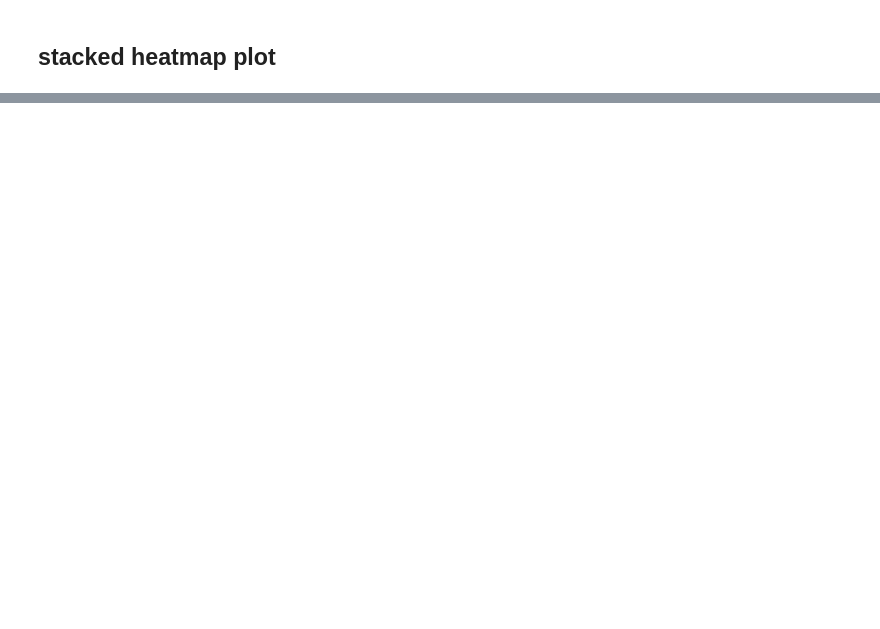
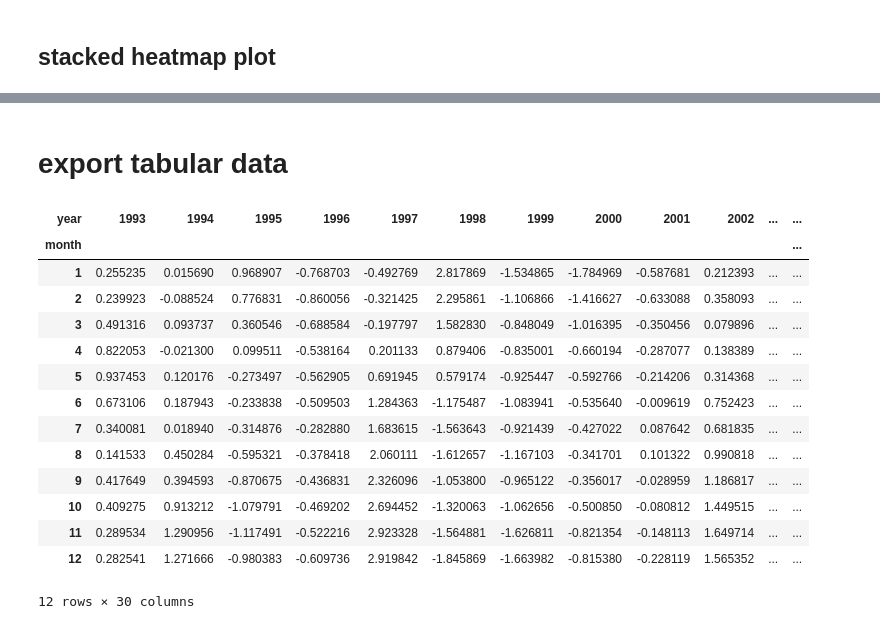
Before and after one commit to Thomas-Moore-Creative/BRAN-climatology-generator-demo, a Jupyter notebook: notebooks/heatmap_ENSO_i29.ipynb, the cells around one changed output, grey strips where cells are left out. Drawn from its saved outputs; the diff is of its cells as text; code cells hidden in the pictures; blank space fills up the shorter version.

Commit message:
finished notebook and exported CSV files for #29

```diff
--- a/notebooks/heatmap_ENSO_i29.ipynb
+++ b/notebooks/heatmap_ENSO_i29.ipynb
@@ -193,3 +274,5 @@ SST_monthly_climatology
+# %%
+SST_anomaly = get_monthly_anomaly(SST_chunked,SST_monthly_climatology,time_coord_name='Time')
 # %% [markdown]
 # define El Nino and La Nina using NCAR ONI data
 # %%
@@ -410,0 +437,20 @@ El_Nino_std.isel(st_ocean=0).plot(robust=True)
+# %% [markdown]
+# export tabular data
+# %%
+heatmap_data
+# %% [output]
+| year | 1993 | 1994 | 1995 | 1996 | 1997 | 1998 | 1999 | 2000 | 2001 | 2002 | ... | ... |
+| month |  |  |  |  |  |  |  |  |  |  |  | ... |
+| 1 | 0.255235 | 0.015690 | 0.968907 | -0.768703 | -0.492769 | 2.817869 | -1.534865 | -1.784969 | -0.587681 | 0.212393 | ... | ... |
+| 2 | 0.239923 | -0.088524 | 0.776831 | -0.860056 | -0.321425 | 2.295861 | -1.106866 | -1.416627 | -0.633088 | 0.358093 | ... | ... |
+| 3 | 0.491316 | 0.093737 | 0.360546 | -0.688584 | -0.197797 | 1.582830 | -0.848049 | -1.016395 | -0.350456 | 0.079896 | ... | ... |
+| 4 | 0.822053 | -0.021300 | 0.099511 | -0.538164 | 0.201133 | 0.879406 | -0.835001 | -0.660194 | -0.287077 | 0.138389 | ... | ... |
+| 5 | 0.937453 | 0.120176 | -0.273497 | -0.562905 | 0.691945 | 0.579174 | -0.925447 | -0.592766 | -0.214206 | 0.314368 | ... | ... |
+| 6 | 0.673106 | 0.187943 | -0.233838 | -0.509503 | 1.284363 | -1.175487 | -1.083941 | -0.535640 | -0.009619 | 0.752423 | ... | ... |
+| 7 | 0.340081 | 0.018940 | -0.314876 | -0.282880 | 1.683615 | -1.563643 | -0.921439 | -0.427022 | 0.087642 | 0.681835 | ... | ... |
+| 8 | 0.141533 | 0.450284 | -0.595321 | -0.378418 | 2.060111 | -1.612657 | -1.167103 | -0.341701 | 0.101322 | 0.990818 | ... | ... |
+| 9 | 0.417649 | 0.394593 | -0.870675 | -0.436831 | 2.326096 | -1.053800 | -0.965122 | -0.356017 | -0.028959 | 1.186817 | ... | ... |
+| 10 | 0.409275 | 0.913212 | -1.079791 | -0.469202 | 2.694452 | -1.320063 | -1.062656 | -0.500850 | -0.080812 | 1.449515 | ... | ... |
+| 11 | 0.289534 | 1.290956 | -1.117491 | -0.522216 | 2.923328 | -1.564881 | -1.626811 | -0.821354 | -0.148113 | 1.649714 | ... | ... |
+| 12 | 0.282541 | 1.271666 | -0.980383 | -0.609736 | 2.919842 | -1.845869 | -1.663982 | -0.815380 | -0.228119 | 1.565352 | ... | ... |
+12 rows × 30 columns
```
Also changed, not shown: parts of 69 cells of this notebook, 4 other files.
